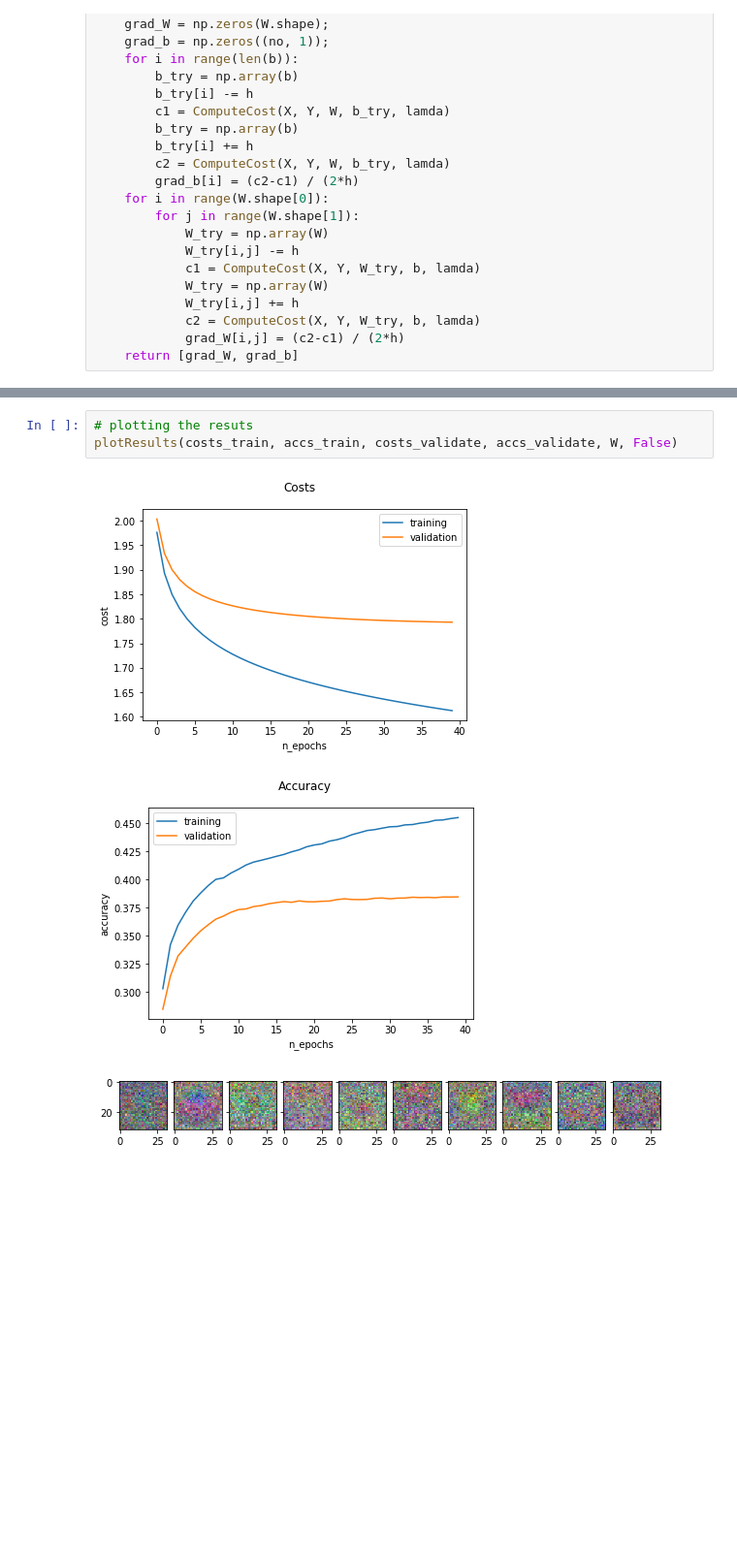
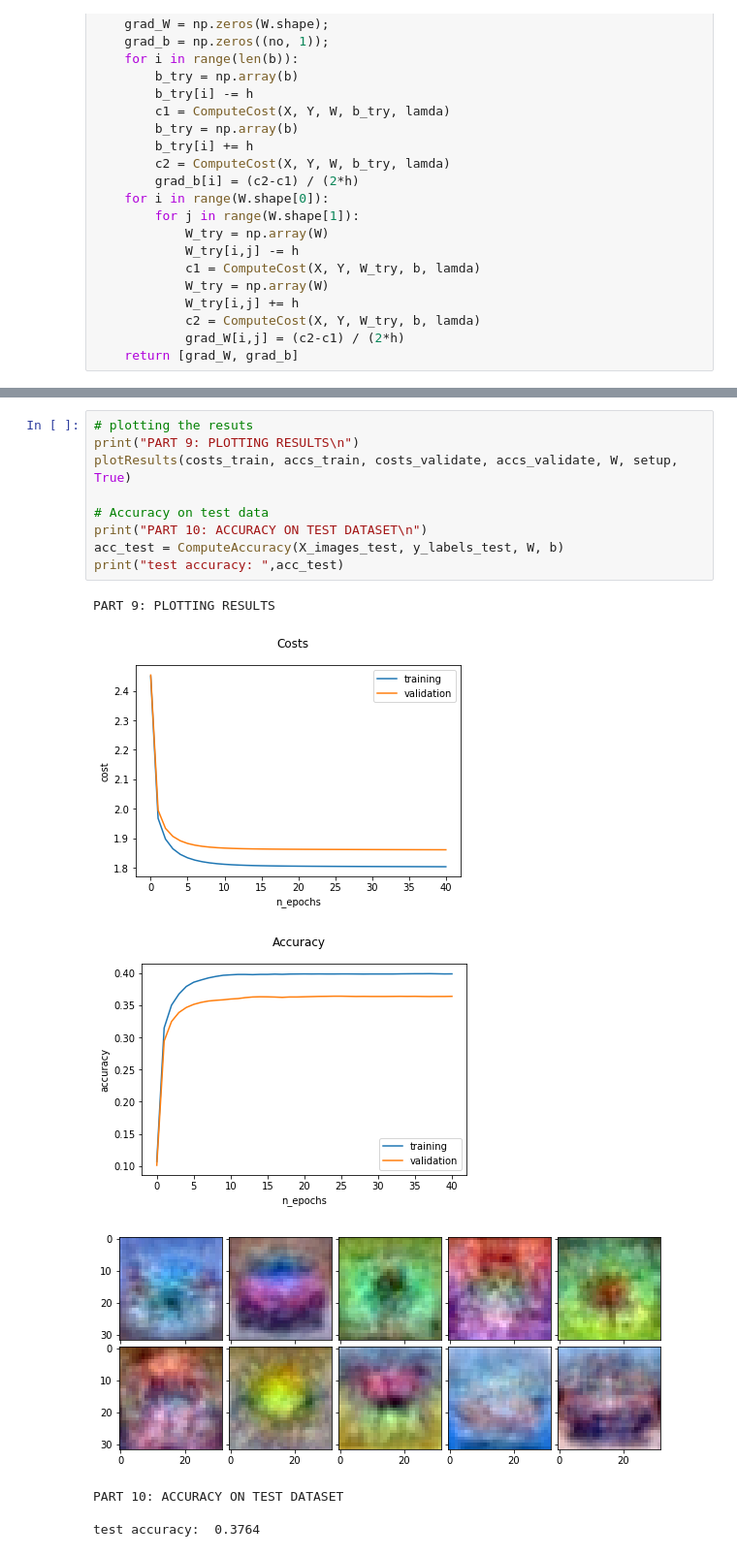
Before and after one commit to RSvenja/DeepLearning, a Jupyter notebook: OneLayerNN.ipynb, the cells around one changed output, grey strips where cells are left out. Shown at 97% size. Saved outputs shown, nothing was run; the diff lists cells and outputs as text; blank space fills up the shorter version.

```diff
--- a/OneLayerNN.ipynb
+++ b/OneLayerNN.ipynb
@@ -441,7 +443,17 @@ accuracy_validate:  0.3845
-# %%
-# plotting the resuts
-plotResults(costs_train, accs_train, costs_validate, accs_validate, W, False)
-# %% [output]
-[figure, removed]
-[figure, removed]
-[figure, removed]
+# %%
+# plotting the resuts
+print("PART 9: PLOTTING RESULTS\n")
+plotResults(costs_train, accs_train, costs_validate, accs_validate, W, setup, True)
+
+# Accuracy on test data
+print("PART 10: ACCURACY ON TEST DATASET\n")
+acc_test = ComputeAccuracy(X_images_test, y_labels_test, W, b)
+print("test accuracy: ",acc_test)
+# %% [output]
+PART 9: PLOTTING RESULTS
+[figure, added]
+[figure, added]
+[figure, added]
+PART 10: ACCURACY ON TEST DATASET
+
+test accuracy:  0.3764
```
Also changed, not shown: parts of 6 cells of this notebook.
